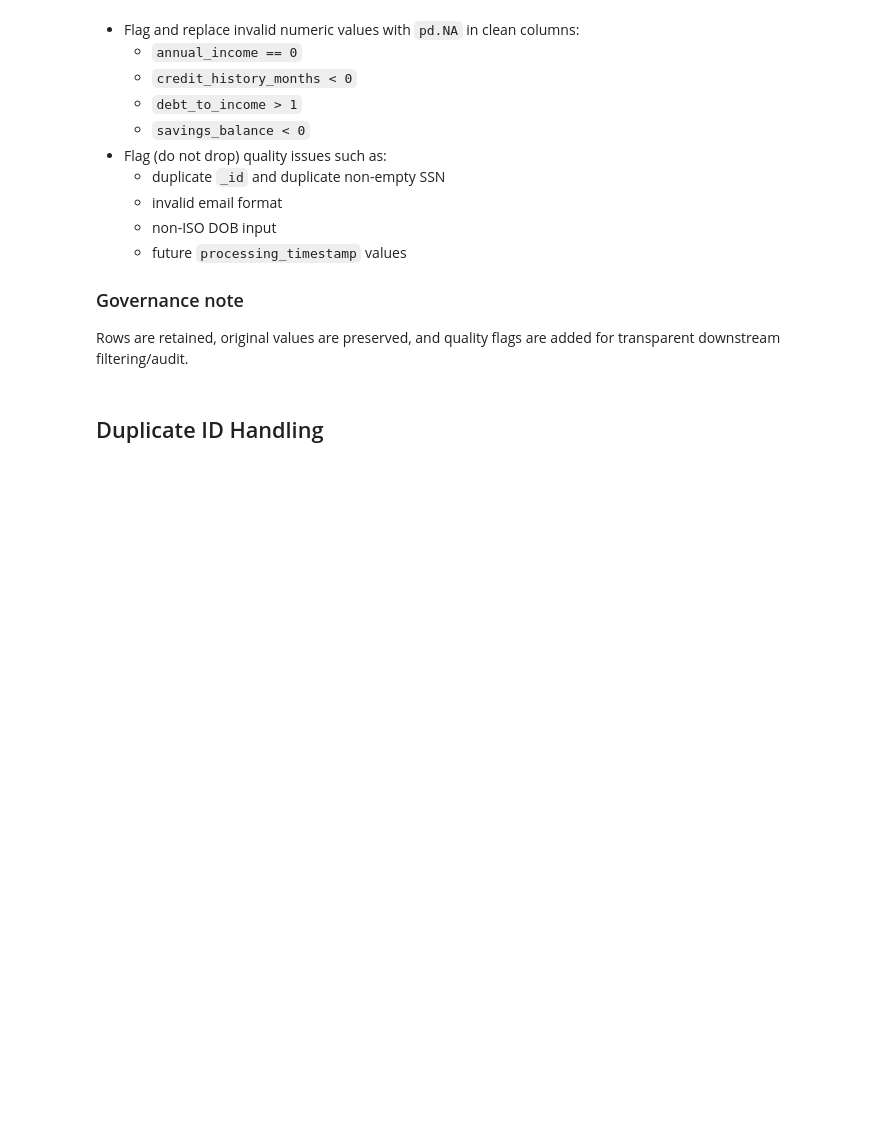
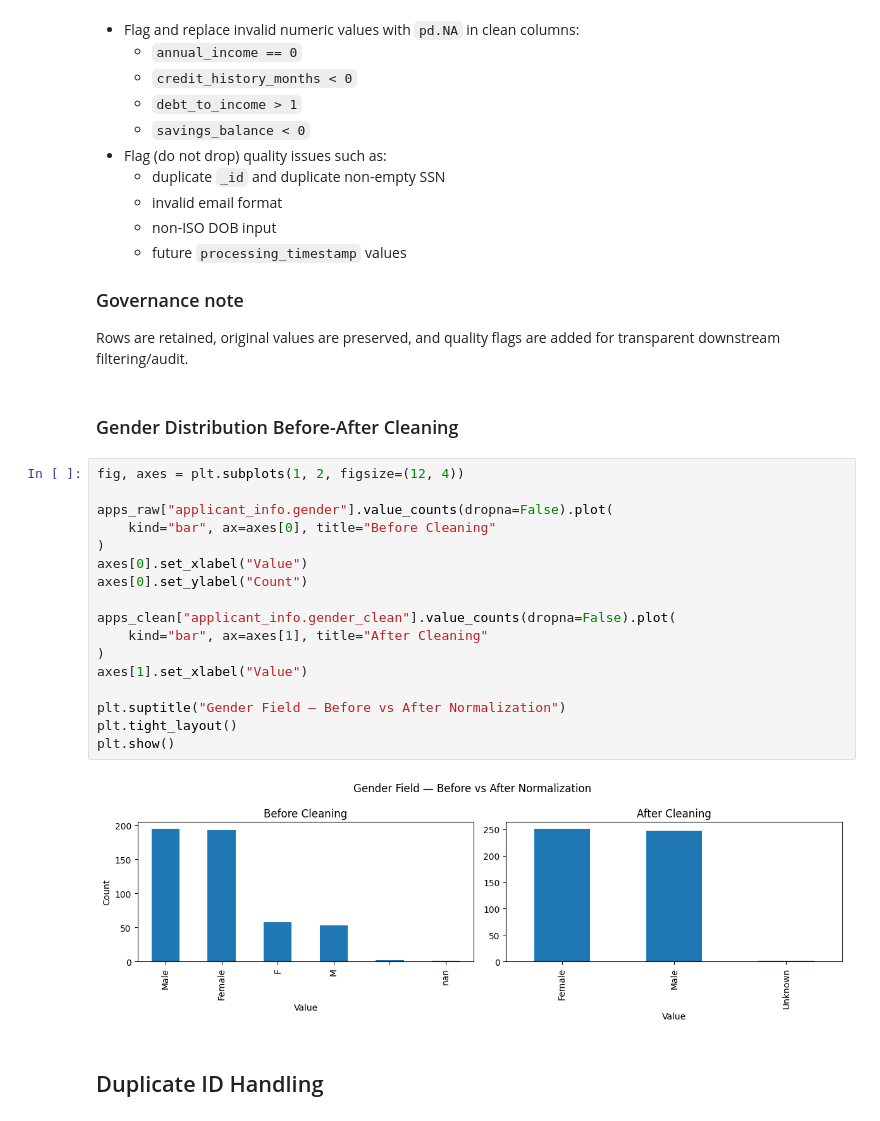
Before and after one commit to selin71414/dego-project-team9, a Jupyter notebook: notebooks/01-data-quality.ipynb, the cells around one changed output. Saved outputs shown, nothing was run; the diff lists cells and outputs as text; blank space fills up the shorter version.

```diff
--- a/notebooks/01-data-quality.ipynb
+++ b/notebooks/01-data-quality.ipynb
@@ -260,6 +330,27 @@ Cleaning is deterministic: the same input always produces the same output becaus
 
 ### Governance note
 Rows are retained, original values are preserved, and quality flags are added for transparent downstream filtering/audit.
+# %% [markdown]
+### Gender Distribution Before-After Cleaning
+# %%
+fig, axes = plt.subplots(1, 2, figsize=(12, 4))
+
+apps_raw["applicant_info.gender"].value_counts(dropna=False).plot(
+    kind="bar", ax=axes[0], title="Before Cleaning"
+)
+axes[0].set_xlabel("Value")
+axes[0].set_ylabel("Count")
+
+apps_clean["applicant_info.gender_clean"].value_counts(dropna=False).plot(
+    kind="bar", ax=axes[1], title="After Cleaning"
+)
+axes[1].set_xlabel("Value")
+
+plt.suptitle("Gender Field — Before vs After Normalization")
+plt.tight_layout()
+plt.show()
+# %% [output]
+[figure, added]
 # %% [markdown]
 ## Duplicate ID Handling
 # %%
```
Also changed, not shown: parts of 12 cells of this notebook, 1 other file.
